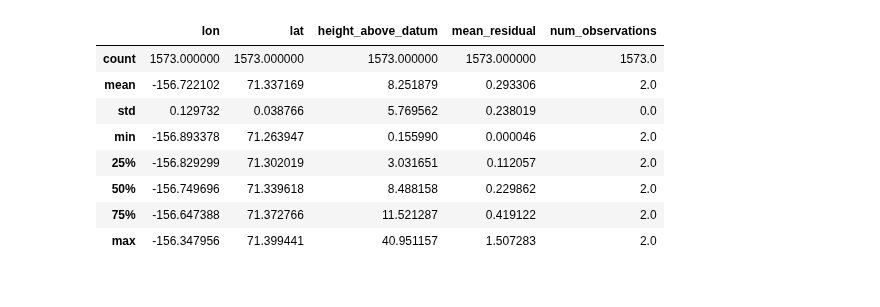
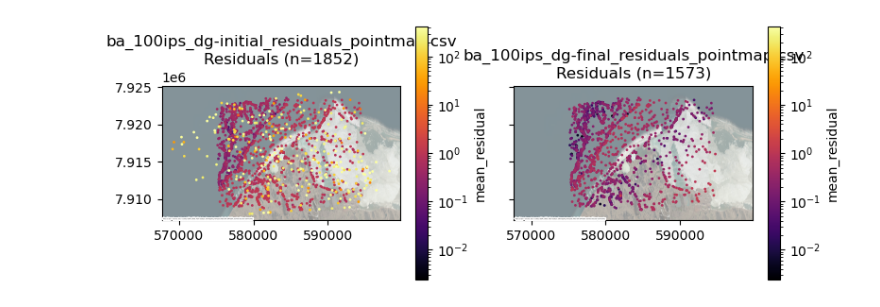
Before and after one commit to uw-cryo/asp_plot, a Jupyter notebook: notebooks/00_bundle_adjust_plots.ipynb, the cells around one changed output. Cells and saved outputs as stored; diff of their text form; code cells hidden in the pictures.

```diff
--- a/notebooks/00_bundle_adjust_plots.ipynb
+++ b/notebooks/00_bundle_adjust_plots.ipynb
@@ -48,13 +31,11 @@ resid_init.describe()
-# %%
-resid_final.describe()
-# %% [output]
-|  | lon | lat | height_above_datum | mean_residual | num_observations |
-| count | 1573.000000 | 1573.000000 | 1573.000000 | 1573.000000 | 1573.0 |
-| mean | -156.722102 | 71.337169 | 8.251879 | 0.293306 | 2.0 |
-| std | 0.129732 | 0.038766 | 5.769562 | 0.238019 | 0.0 |
-| min | -156.893378 | 71.263947 | 0.155990 | 0.000046 | 2.0 |
-| 25% | -156.829299 | 71.302019 | 3.031651 | 0.112057 | 2.0 |
-| 50% | -156.749696 | 71.339618 | 8.488158 | 0.229862 | 2.0 |
-| 75% | -156.647388 | 71.372766 | 11.521287 | 0.419122 | 2.0 |
-| max | -156.347956 | 71.399441 | 40.951157 | 1.507283 | 2.0 |
+# %%
+ba_plt.resid_plot(
+    [resid_init, resid_final],
+    col="mean_residual",
+    lognorm=True,
+    map_crs=map_crs,
+    **ctx_kwargs
+)
+# %% [output]
+[figure, added]
 # %%
```
Also changed, not shown: parts of 10 cells of this notebook, 5 other files.
